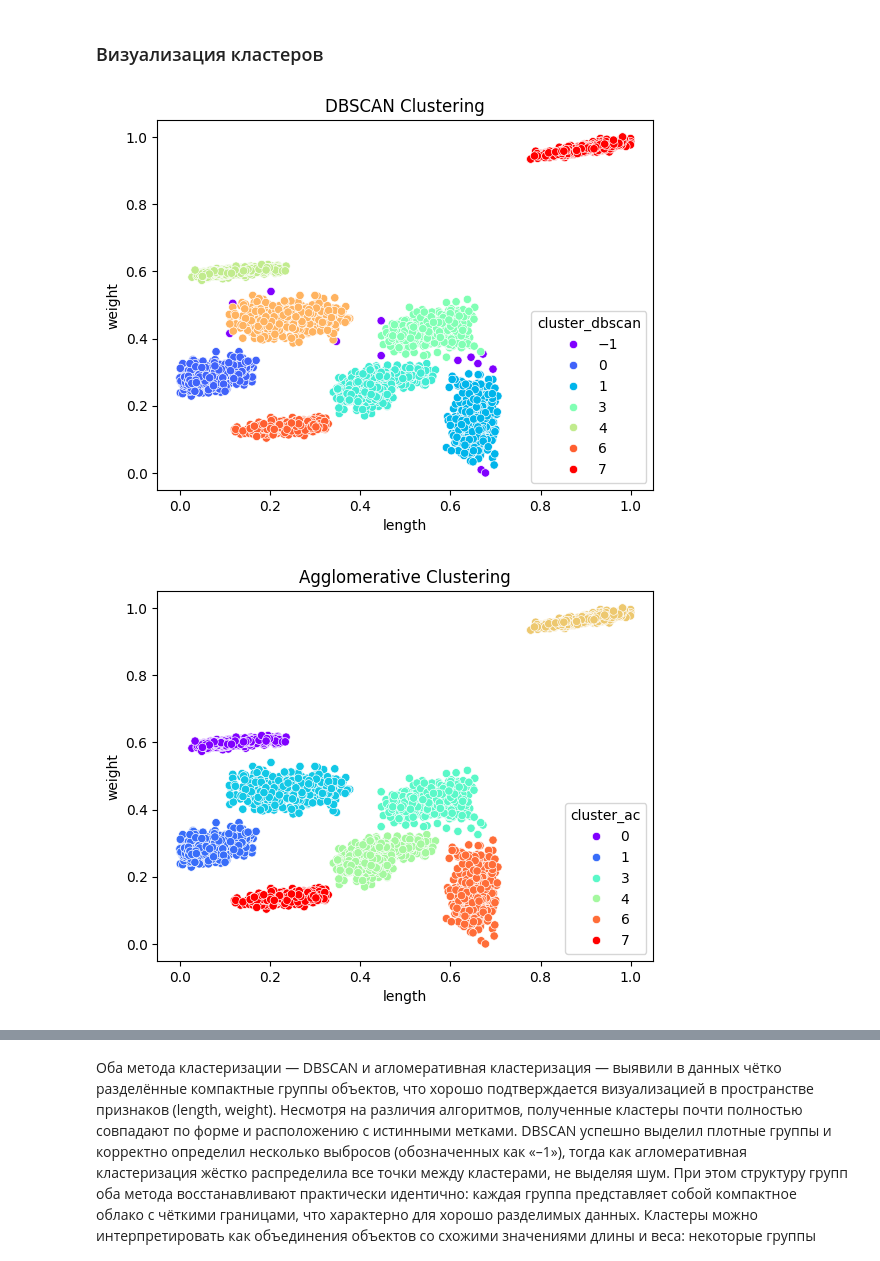
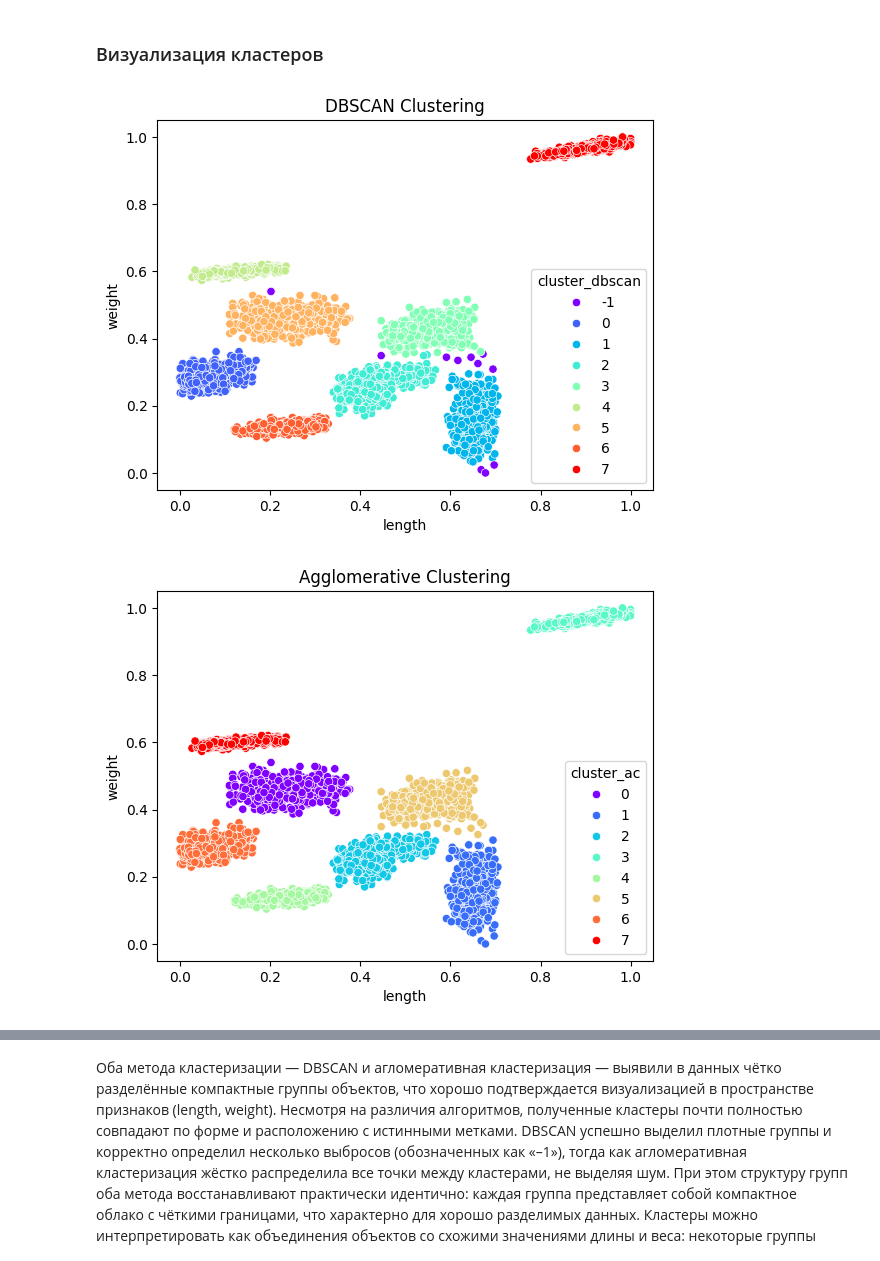
Before and after one commit to ladnodanil/ml1, a Jupyter notebook: laba4.ipynb, the cells around one changed output, grey strips where cells are left out. Saved outputs shown, nothing was run; the diff lists cells and outputs as text; code cells hidden in the pictures.

```diff
--- a/laba4.ipynb
+++ b/laba4.ipynb
@@ -167,14 +229,16 @@ from sklearn.neighbors import NearestNeighbors
 import numpy as np
 import matplotlib.pyplot as plt
 
-neighbors = NearestNeighbors(n_neighbors=5)
+neighbors = NearestNeighbors(n_neighbors=10)
 neighbors_fit = neighbors.fit(X_scaled)
 distances, indices = neighbors_fit.kneighbors(X_scaled)
 
 distances = np.sort(distances, axis=0)  # расстояние до 5-го соседа
-plt.plot(distances[:,4])
+plt.plot(distances[:,9])
 plt.ylabel("eps")
 plt.xlabel("Объекты, отсортированные по расстоянию")
 plt.title("Определение eps для DBSCAN")
+plt.axhline(y=0.013, color='r', linestyle='--', alpha=0.7, label='eps = 0.01')
+plt.axhline(y=0.03, color='r', linestyle='--', alpha=0.7, label='eps = 0.01')
 plt.show()
 # %% [output]
@@ -277,0 +423,18 @@ scaler_data.drop(columns='cluster', axis=1, inplace=True)
+# %%
+def intra_distances(centroids, y_pred):
+    intra_distances = []
+
+    for i in range(len(centroids)):
+        cluster_points = X_scaled[y_pred == i]
+        centroid = centroids.iloc[i].to_numpy().reshape(1, -1)
+        distances = cdist(cluster_points, centroid, metric='euclidean')
+        mean_distance = distances.mean()
+        intra_distances.append(mean_distance)
+    return np.mean(intra_distances)
+
+intra_dbscan = intra_distances(centroids_dbscan, y_dbscan)
+
+intra_ac = intra_distances(centroids_ac, y_ac)
+
+print("Средние внутрикластерные расстояния AC:\n", intra_dbscan)
+print("Средние внутрикластерные расстояния Kmens:\n", intra_ac)
@@ -473,3 +688,12 @@ Adjusted Rand Index DBSCAN: 0.872667790108293
 Имеет область определения от 0 до 1, где 1 — полное совпадение кластеров с заданными классами, а 0 — отсутствие совпадений.
 
 Посчитаем данную метрику для наших моделей
+# %%
+def J(y_true, y_pred):
+    (tn, fp), (fn, tp) = pair_confusion_matrix(y_true, y_pred)
+    return tp / (tp + fn + fp)
+jaccard_rand_ac = J(y_true, y_ac)
+jaccard_rand_dbscan = J(y_true, y_dbscan)
+
+print("jaccard Agglomerative Clustering:", jaccard_rand_ac)
+print("jaccard dbscan:", jaccard_rand_dbscan)
@@ -643,36 +1039,39 @@ import seaborn as sns
 scaler_data['cluster_dbscan'] = dbscan.labels_
 sns.scatterplot(
     data=scaler_data,
     x='length',
     y='weight',
     hue='cluster_dbscan',
-    palette="rainbow"
+    palette="rainbow",
+    legend='full'
 )
 plt.title("DBSCAN Clustering")
 plt.show()
 
 
 scaler_data['cluster_ac'] = model_ac.labels_
 sns.scatterplot(
     data=scaler_data,
     x='length',
     y='weight',
     hue='cluster_ac',
-    palette="rainbow"
+    palette="rainbow",
+    legend='full'
 )
 plt.title("Agglomerative Clustering")
 plt.show()
 
 scaler_data['cluster_y_true'] = y_true
 sns.scatterplot(
     data=scaler_data,
     x='length',
     y='weight',
     hue='cluster_y_true',
-    palette="rainbow"
+    palette="rainbow",
+    legend='full'
 )
-plt.title("True Labels")
+plt.title("Истинные классы")
 plt.show()
 # %% [output]
-[figure, old version]
+[figure, new version]
-[figure, old version]
+[figure, new version]
```
Also changed, not shown: parts of 40 cells of this notebook, 9 other files.
